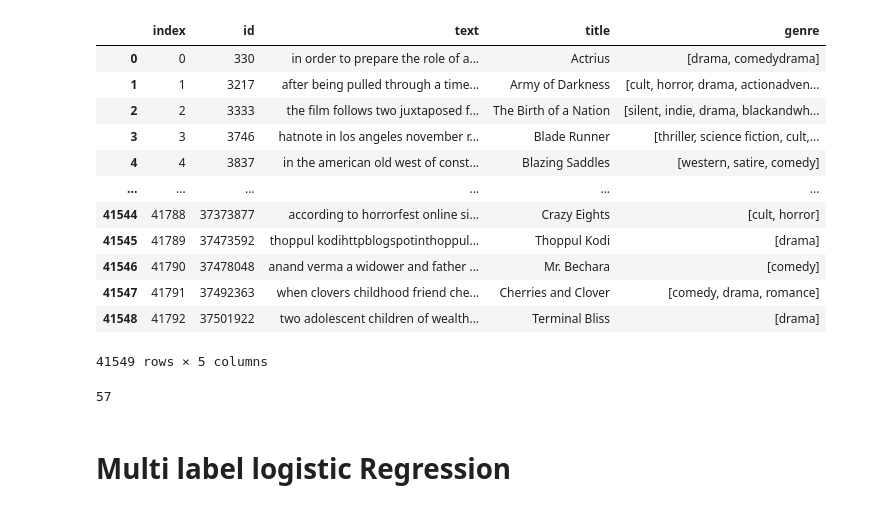
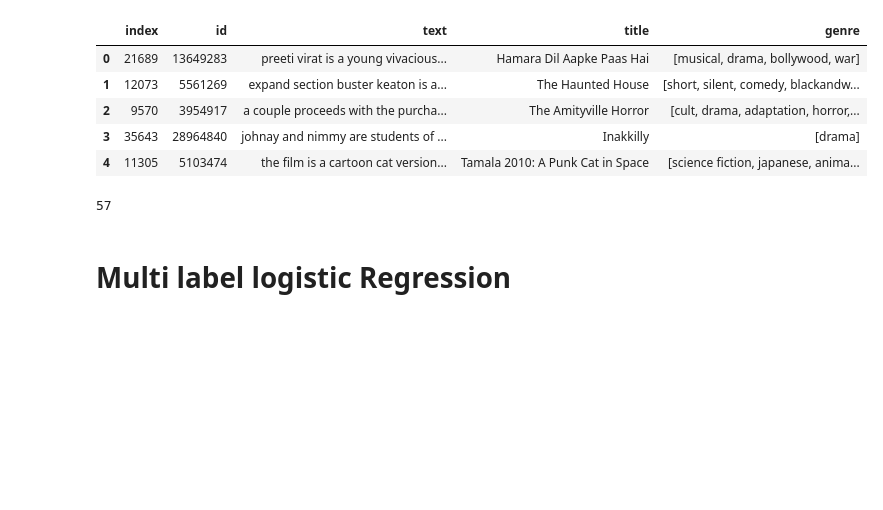
Before and after one commit to MatthiasRemta/NLP_Project, a Jupyter notebook: Logistic_Regression_try_reduced_to_60.ipynb, the cells around one changed output. Drawn from its saved outputs; the diff is of its cells as text; code cells hidden in the pictures; blank space fills up the shorter version.

```diff
--- a/Logistic_Regression_try_reduced_to_60.ipynb
+++ b/Logistic_Regression_try_reduced_to_60.ipynb
@@ -44,20 +51,20 @@ def freq_plot(text):
-# %%
-df.reset_index(inplace=True)
-df
-# %% [output]
-|  | index | id | text | title | genre |
-| 0 | 0 | 330 | in order to prepare the role of a... | Actrius | [drama, comedydrama] |
-| 1 | 1 | 3217 | after being pulled through a time... | Army of Darkness | [cult, horror, drama, actionadven... |
-| 2 | 2 | 3333 | the film follows two juxtaposed f... | The Birth of a Nation | [silent, indie, drama, blackandwh... |
-| 3 | 3 | 3746 | hatnote in los angeles november r... | Blade Runner | [thriller, science fiction, cult,... |
-| 4 | 4 | 3837 | in the american old west of const... | Blazing Saddles | [western, satire, comedy] |
-| ... | ... | ... | ... | ... | ... |
-| 41544 | 41788 | 37373877 | according to horrorfest online si... | Crazy Eights | [cult, horror] |
-| 41545 | 41789 | 37473592 | thoppul kodihttpblogspotinthoppul... | Thoppul Kodi | [drama] |
-| 41546 | 41790 | 37478048 | anand verma a widower and father ... | Mr. Bechara | [comedy] |
-| 41547 | 41791 | 37492363 | when clovers childhood friend che... | Cherries and Clover | [comedy, drama, romance] |
-| 41548 | 41792 | 37501922 | two adolescent children of wealth... | Terminal Bliss | [drama] |
-41549 rows × 5 columns
+# %%
+#Dataset overview
+df.reset_index(inplace=True)
+df.head()
+
+df_train.reset_index(inplace=True)
+df_train.head()
+
+df_test.reset_index(inplace=True)
+df_test.head()
+# %% [output]
+|  | index | id | text | title | genre |
+| 0 | 21689 | 13649283 | preeti virat is a young vivacious... | Hamara Dil Aapke Paas Hai | [musical, drama, bollywood, war] |
+| 1 | 12073 | 5561269 | expand section buster keaton is a... | The Haunted House | [short, silent, comedy, blackandw... |
+| 2 | 9570 | 3954917 | a couple proceeds with the purcha... | The Amityville Horror | [cult, drama, adaptation, horror,... |
+| 3 | 35643 | 28964840 | johnay and nimmy are students of ... | Inakkilly | [drama] |
+| 4 | 11305 | 5103474 | the film is a cartoon cat version... | Tamala 2010: A Punk Cat in Space | [science fiction, japanese, anima... |
 # %%
 #clean text
 df["text"] = df["text"].apply(lambda x : clean_text(x))
```
Also changed, not shown: parts of 25 cells of this notebook, 7 other files.
